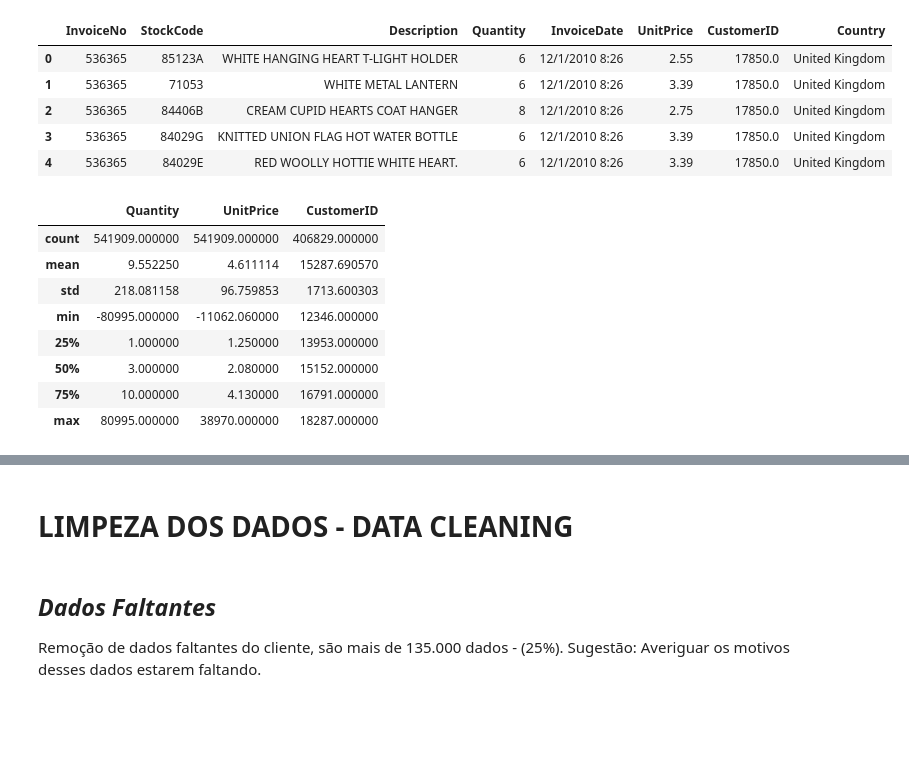
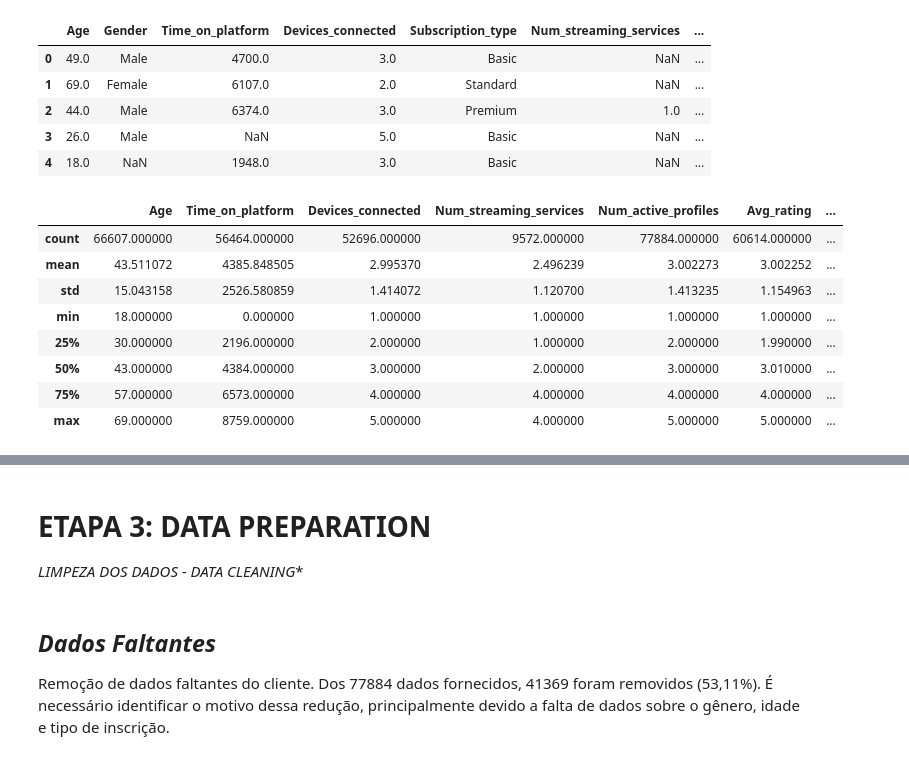
Before and after one commit to reinereng/DNC, a Jupyter notebook: Desafio 06/Desafio_06_Churn_em_Streaming.ipynb, the cells around one changed output, grey strips where cells are left out. Drawn from its saved outputs; the diff is of its cells as text; code cells hidden in the pictures; blank space fills up the shorter version.

```diff
--- a/Desafio 06/Desafio_06_Churn_em_Streaming.ipynb
+++ b/Desafio 06/Desafio_06_Churn_em_Streaming.ipynb
@@ -37,26 +53,26 @@ from sklearn.preprocessing import scale, minmax_scale, power_transform
 # %%
 # Banco de dados do projeto
-df = pd.read_csv('/content/drive/MyDrive/Repositório Git/DNC/Desafio 05/data.csv', encoding='latin-1')
+df = pd.read_csv('/content/streaming_data.csv')
 df.head()
 # %% [output]
-|  | InvoiceNo | StockCode | Description | Quantity | InvoiceDate | UnitPrice | CustomerID | Country |
-| 0 | 536365 | 85123A | WHITE HANGING HEART T-LIGHT HOLDER | 6 | 12/1/2010 8:26 | 2.55 | 17850.0 | United Kingdom |
-| 1 | 536365 | 71053 | WHITE METAL LANTERN | 6 | 12/1/2010 8:26 | 3.39 | 17850.0 | United Kingdom |
-| 2 | 536365 | 84406B | CREAM CUPID HEARTS COAT HANGER | 8 | 12/1/2010 8:26 | 2.75 | 17850.0 | United Kingdom |
-| 3 | 536365 | 84029G | KNITTED UNION FLAG HOT WATER BOTTLE | 6 | 12/1/2010 8:26 | 3.39 | 17850.0 | United Kingdom |
-| 4 | 536365 | 84029E | RED WOOLLY HOTTIE WHITE HEART. | 6 | 12/1/2010 8:26 | 3.39 | 17850.0 | United Kingdom |
+|  | Age | Gender | Time_on_platform | Devices_connected | Subscription_type | Num_streaming_services | ... |
+| 0 | 49.0 | Male | 4700.0 | 3.0 | Basic | NaN | ... |
+| 1 | 69.0 | Female | 6107.0 | 2.0 | Standard | NaN | ... |
+| 2 | 44.0 | Male | 6374.0 | 3.0 | Premium | 1.0 | ... |
+| 3 | 26.0 | Male | NaN | 5.0 | Basic | NaN | ... |
+| 4 | 18.0 | NaN | 1948.0 | 3.0 | Basic | NaN | ... |
 # %%
 df.describe()
 # %% [output]
-|  | Quantity | UnitPrice | CustomerID |
-| count | 541909.000000 | 541909.000000 | 406829.000000 |
-| mean | 9.552250 | 4.611114 | 15287.690570 |
-| std | 218.081158 | 96.759853 | 1713.600303 |
-| min | -80995.000000 | -11062.060000 | 12346.000000 |
-| 25% | 1.000000 | 1.250000 | 13953.000000 |
-| 50% | 3.000000 | 2.080000 | 15152.000000 |
-| 75% | 10.000000 | 4.130000 | 16791.000000 |
-| max | 80995.000000 | 38970.000000 | 18287.000000 |
+|  | Age | Time_on_platform | Devices_connected | Num_streaming_services | Num_active_profiles | Avg_rating | ... |
+| count | 66607.000000 | 56464.000000 | 52696.000000 | 9572.000000 | 77884.000000 | 60614.000000 | ... |
+| mean | 43.511072 | 4385.848505 | 2.995370 | 2.496239 | 3.002273 | 3.002252 | ... |
+| std | 15.043158 | 2526.580859 | 1.414072 | 1.120700 | 1.413235 | 1.154963 | ... |
+| min | 18.000000 | 0.000000 | 1.000000 | 1.000000 | 1.000000 | 1.000000 | ... |
+| 25% | 30.000000 | 2196.000000 | 2.000000 | 1.000000 | 2.000000 | 1.990000 | ... |
+| 50% | 43.000000 | 4384.000000 | 3.000000 | 2.000000 | 3.000000 | 3.010000 | ... |
+| 75% | 57.000000 | 6573.000000 | 4.000000 | 4.000000 | 4.000000 | 4.000000 | ... |
+| max | 69.000000 | 8759.000000 | 5.000000 | 4.000000 | 5.000000 | 5.000000 | ... |
 # %%
 # Crie o relatório
 profile = pandas_profiling.ProfileReport(df)
@@ -64,10 +80,12 @@ profile
 # %% [output]
 [interactive output not drawn]
 # %% [markdown]
-# **LIMPEZA DOS DADOS - DATA CLEANING**
+# **ETAPA 3: DATA PREPARATION**
+
+*LIMPEZA DOS DADOS - DATA CLEANING**
-# %% [markdown]
-## *Dados Faltantes*
-Remoção de dados faltantes do cliente, são mais de 135.000 dados - (25%). Sugestão: Averiguar os motivos desses dados estarem faltando.
+# %% [markdown]
+## *Dados Faltantes*
+Remoção de dados faltantes do cliente. Dos 77884 dados fornecidos, 41369 foram removidos (53,11%). É necessário identificar o motivo dessa redução, principalmente devido a falta de dados sobre o gênero, idade e tipo de inscrição.
 # %%
 # Resumindo os dados que estão faltando, no formato de Gráfico
 msno.matrix(df);
```
Also changed, not shown: parts of 46 cells of this notebook.
